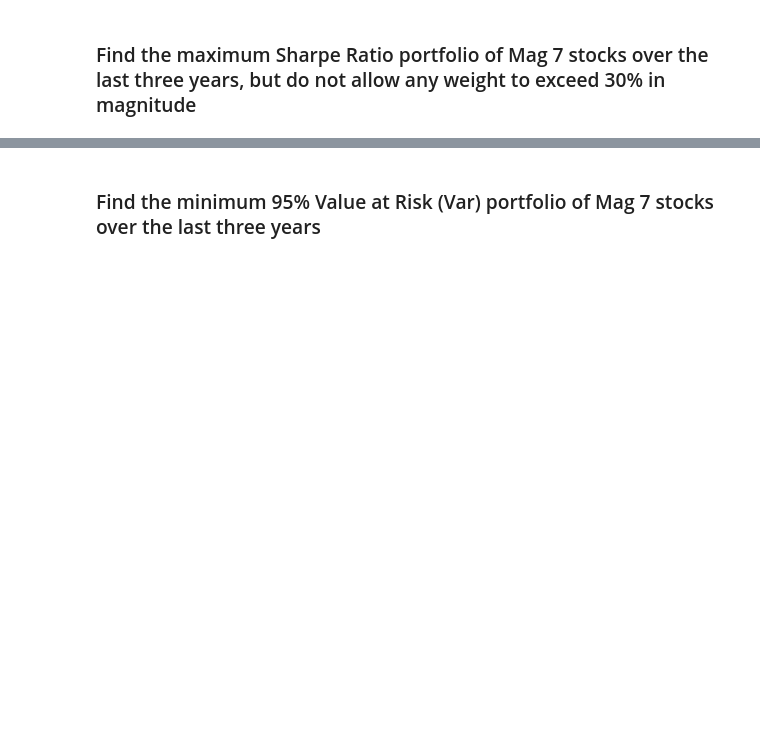
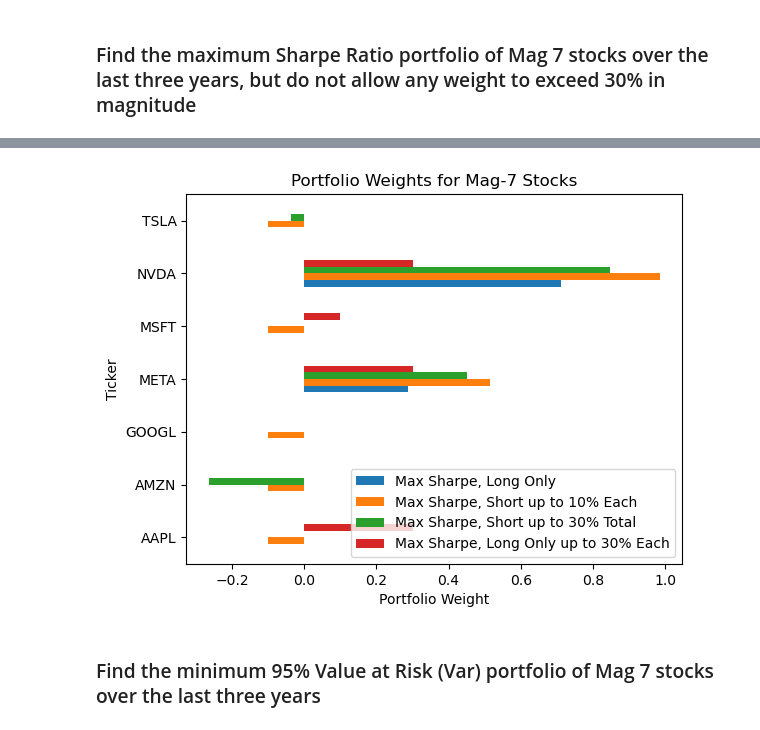
Before and after one commit to richard-herron/fina-6333-2025-spring, a Jupyter notebook: Notebooks/herron_04_practice_02.ipynb, the cells around one changed output, grey strips where cells are left out. Saved outputs shown, nothing was run; the diff lists cells and outputs as text; code cells hidden in the pictures; blank space fills up the shorter version.

```diff
--- a/Notebooks/herron_04_practice_02.ipynb
+++ b/Notebooks/herron_04_practice_02.ipynb
@@ -229,3 +234,22 @@ Try the next two practices before we meet on Friday.
+# %%
+res_4 = sco.minimize(
+    fun=Sharpe_neg,
+    x0=equal_weights(Sigma_excess.shape[1]),
+    args=(Sigma_excess, mu_excess),
+    bounds=[(0, 0.3) for _ in range(7)],
+    constraints=(
+        {'type': 'eq', 'fun': lambda x: x.sum() - 1}
+    )
+)
+# %%
+res_df['Max Sharpe, Long Only up to 30% Each'] = res_4['x']
+# %%
+res_df.plot(kind='barh')
+plt.title('Portfolio Weights for Mag-7 Stocks')
+plt.xlabel('Portfolio Weight')
+plt.show()
+# %% [output]
+[figure, added]
 # %% [markdown]
 ### Find the minimum 95% Value at Risk (Var) portfolio of Mag 7 stocks over the last three years
 # %% [markdown]
```
Also changed, not shown: parts of 58 cells of this notebook, 5 other files.
